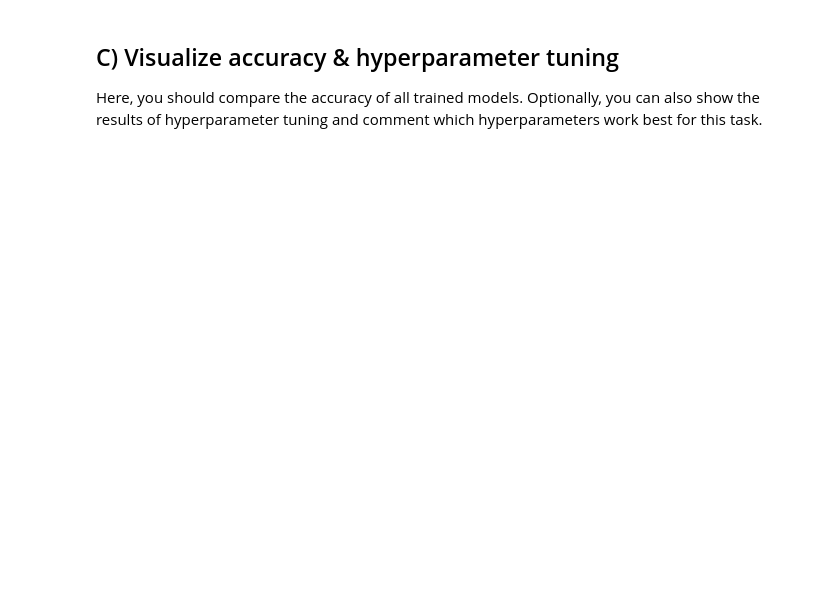
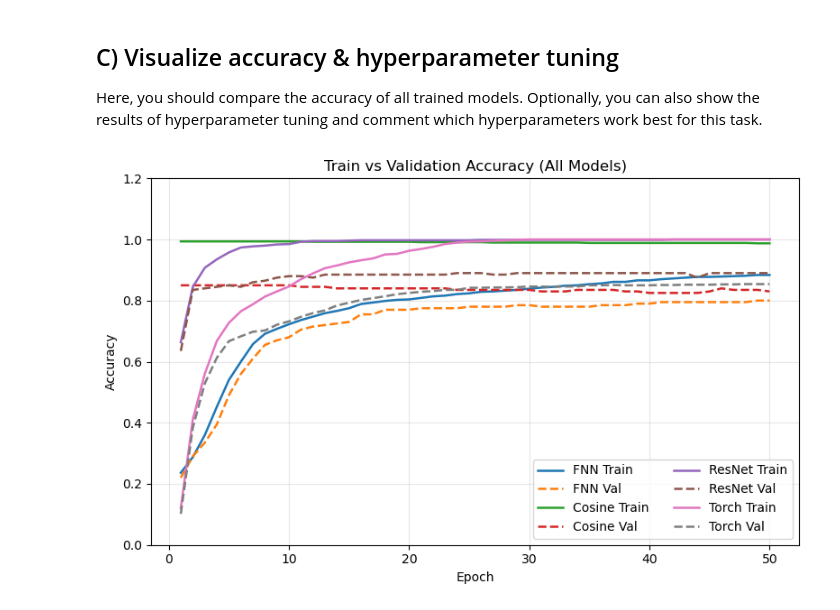
Before and after one commit to hertie-data-science-lab/assignment-1-ps_1_c, a Jupyter notebook: MNIST_classification.ipynb, the cells around one changed output. Drawn from its saved outputs; the diff is of its cells as text; code cells hidden in the pictures; blank space fills up the shorter version.

```diff
--- a/MNIST_classification.ipynb
+++ b/MNIST_classification.ipynb
@@ -55,4 +56,4 @@ x_train, x_val, y_train, y_val = model_selection.train_test_split(x, y, test_siz
 ### ML Model & Training
 # %%
 fnn = Network(sizes=[784, 128, 64, 10], learning_rate=0.1, epochs=50)
-fnn.fit(x_train, y_train, x_val, y_val, cosine_annealing_lr=False)
+fnn_history = fnn.fit(x_train, y_train, x_val, y_val, cosine_annealing_lr=False)
@@ -59,4 +78,4 @@ fnn.fit(x_train, y_train, x_val, y_val, cosine_annealing_lr=False)
 # %% [markdown]
 ### Test cosine annealing scheduler
 # %%
-fnn.fit(x_train, y_train, x_val, y_val, cosine_annealing_lr=True)
+cosine_history = fnn.fit(x_train, y_train, x_val, y_val, cosine_annealing_lr=True)
@@ -64,4 +101,4 @@ fnn.fit(x_train, y_train, x_val, y_val, cosine_annealing_lr=True)
 ### Test residual neural network
 # %%
 res_nn = ResNetwork(sizes=[784, 128, 128, 10], learning_rate=1, epochs=50)
-res_nn.fit(x_train, y_train, x_val, y_val)
+res_history = res_nn.fit(x_train, y_train, x_val, y_val)
@@ -91,4 +146,4 @@ val_loader = torch.utils.data.DataLoader(val_set, batch_size=1)
 ### ML Model & Training
 # %%
 torch_nn = TorchNetwork(sizes=[784, 128, 64, 10], learning_rate=0.2, epochs=50, random_state=GLOBAL_RANDOM_STATE)
-torch_nn.fit(train_loader, val_loader)
+torch_history = torch_nn.fit(train_loader, val_loader)
@@ -101,3 +174,32 @@ Here, you should compare the accuracy of all trained models. Optionally, you can
 
 
 ### END SOLUTION ###
+# %%
+import matplotlib.pyplot as plt
+
+histories = {
+    "FNN": fnn_history,
+    "Cosine": cosine_history,
+    "ResNet": res_history,
+    "Torch": torch_history,
+}
+
+plt.figure(figsize=(8, 5))
+
+for name, h in histories.items():
+    train = h["train_acc"]
+    val = h["val_acc"]
+    epochs = range(1, len(train) + 1)
+    plt.plot(epochs, train, label=f"{name} Train", linewidth=1.8)
+    plt.plot(epochs, val, linestyle="--", label=f"{name} Val", linewidth=1.8)
+
+plt.xlabel("Epoch")
+plt.ylabel("Accuracy")
+plt.title("Train vs Validation Accuracy (All Models)")
+plt.grid(True, alpha=0.3)
+plt.legend(ncol=2)
+plt.ylim(0, 1.2)
+plt.tight_layout()
+plt.show()
+# %% [output]
+[figure, added]
```
Also changed, not shown: parts of 5 cells of this notebook, 1 other file.
